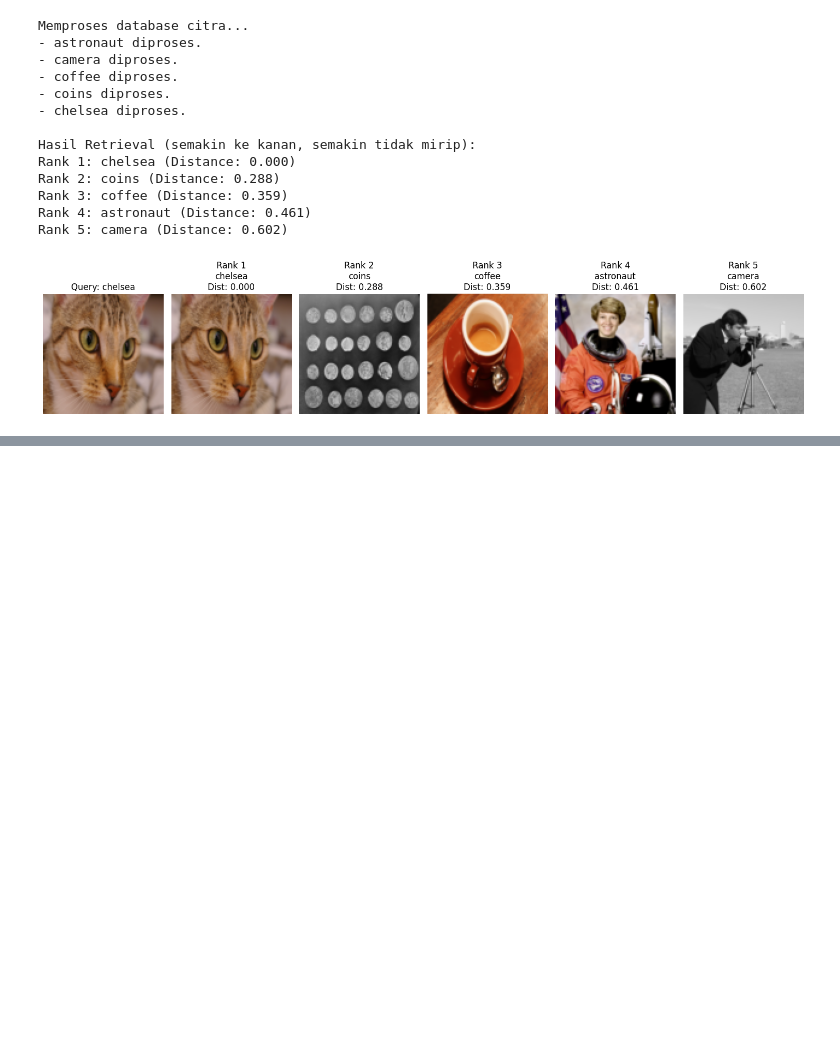
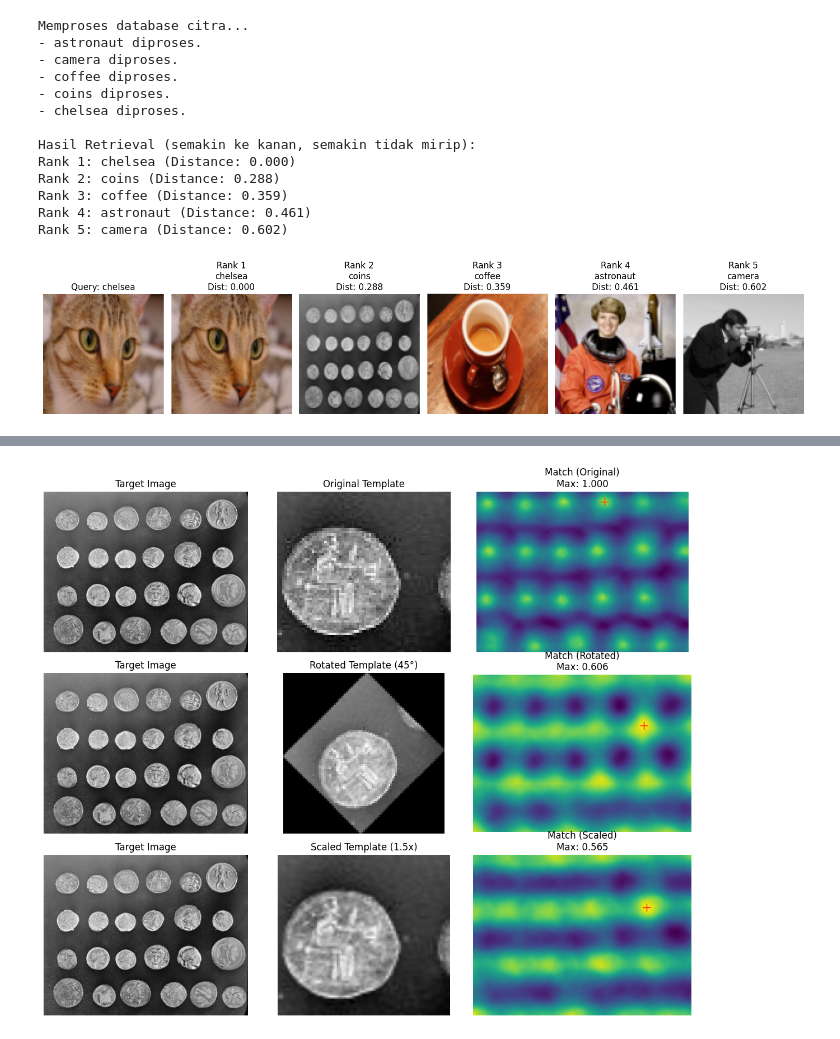
Before and after one commit to DanuAlamsyah/Pengolahan-Citra, a Jupyter notebook: Tugas5.ipynb, the cells around one changed output, grey strips where cells are left out. Saved outputs shown, nothing was run; the diff lists cells and outputs as text; code cells hidden in the pictures; blank space fills up the shorter version.

```diff
--- a/Tugas5.ipynb
+++ b/Tugas5.ipynb
@@ -344,0 +430,85 @@ Rank 5: camera (Distance: 0.602)
+# %%
+import numpy as np
+import matplotlib.pyplot as plt
+from skimage import data
+from skimage.feature import match_template
+from skimage.transform import rotate, rescale
+from skimage.util import img_as_float
+
+#1.muat citra target dan ambil template
+image = data.coins()
+template = image[15:80, 190:260]
+
+#2.buat template rotasi dan skala
+rotated_template = rotate(template, angle=45, resize=True)
+scaled_template = rescale(template, scale=1.5, anti_aliasing=True)
+
+#3.matching dengan template asli
+result_orig = match_template(image, template)
+ij_orig = np.unravel_index(np.argmax(result_orig), result_orig.shape)
+x_orig, y_orig = ij_orig[::-1]
+
+#4.matching dengan template rotasi
+result_rotated = match_template(image, rotated_template)
+ij_rotated = np.unravel_index(np.argmax(result_rotated), result_rotated.shape)
+x_rot, y_rot = ij_rotated[::-1]
+
+#5.matching dengan template skala
+result_scaled = match_template(image, scaled_template)
+ij_scaled = np.unravel_index(np.argmax(result_scaled), result_scaled.shape)
+x_scl, y_scl = ij_scaled[::-1]
+
+#6.visualisasi
+fig, axes = plt.subplots(3, 3, figsize=(12, 10))
+
+#asli
+axes[0, 0].imshow(image, cmap='gray')
+axes[0, 0].set_title("Target Image")
+axes[0, 0].axis('off')
+
+axes[0, 1].imshow(template, cmap='gray')
+axes[0, 1].set_title("Original Template")
+axes[0, 1].axis('off')
+
+axes[0, 2].imshow(result_orig, cmap='viridis')
+axes[0, 2].plot(x_orig, y_orig, 'r+', markersize=10)
+axes[0, 2].set_title(f"Match (Original)\nMax: {np.max(result_orig):.3f}")
+axes[0, 2].axis('off')
+
+#rotated
+axes[1, 0].imshow(image, cmap='gray')
+axes[1, 0].set_title("Target Image")
+axes[1, 0].axis('off')
+
+axes[1, 1].imshow(rotated_template, cmap='gray')
+axes[1, 1].set_title("Rotated Template (45°)")
+axes[1, 1].axis('off')
+
+axes[1, 2].imshow(result_rotated, cmap='viridis')
+axes[1, 2].plot(x_rot, y_rot, 'r+', markersize=10)
+axes[1, 2].set_title(f"Match (Rotated)\nMax: {np.max(result_rotated):.3f}")
+axes[1, 2].axis('off')
+
+#scaled
+axes[2, 0].imshow(image, cmap='gray')
+axes[2, 0].set_title("Target Image")
+axes[2, 0].axis('off')
+
+axes[2, 1].imshow(scaled_template, cmap='gray')
+axes[2, 1].set_title("Scaled Template (1.5x)")
+axes[2, 1].axis('off')
+
+axes[2, 2].imshow(result_scaled, cmap='viridis')
+axes[2, 2].plot(x_scl, y_scl, 'r+', markersize=10)
+axes[2, 2].set_title(f"Match (Scaled)\nMax: {np.max(result_scaled):.3f}")
+axes[2, 2].axis('off')
+
+plt.tight_layout()
+plt.show()
+
+#print hasil koordinat dan skor
+print(f"Original Match: (x, y) = ({x_orig}, {y_orig}), Max Score = {np.max(result_orig):.3f}")
+print(f"Rotated Match:  (x, y) = ({x_rot}, {y_rot}), Max Score = {np.max(result_rotated):.3f}")
+print(f"Scaled Match:   (x, y) = ({x_scl}, {y_scl}), Max Score = {np.max(result_scaled):.3f}")
+# %% [output]
+[figure, added]
```
Also changed, not shown: parts of 7 cells of this notebook.
